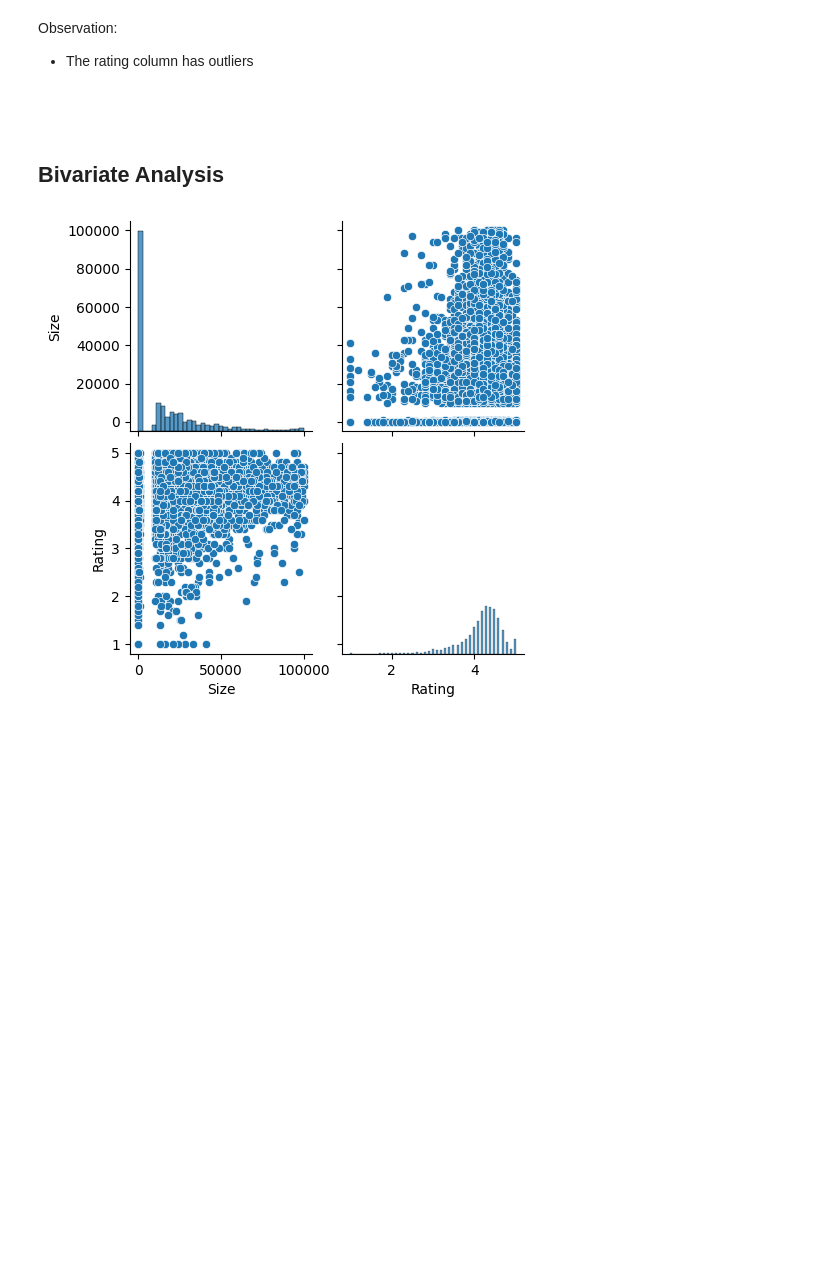
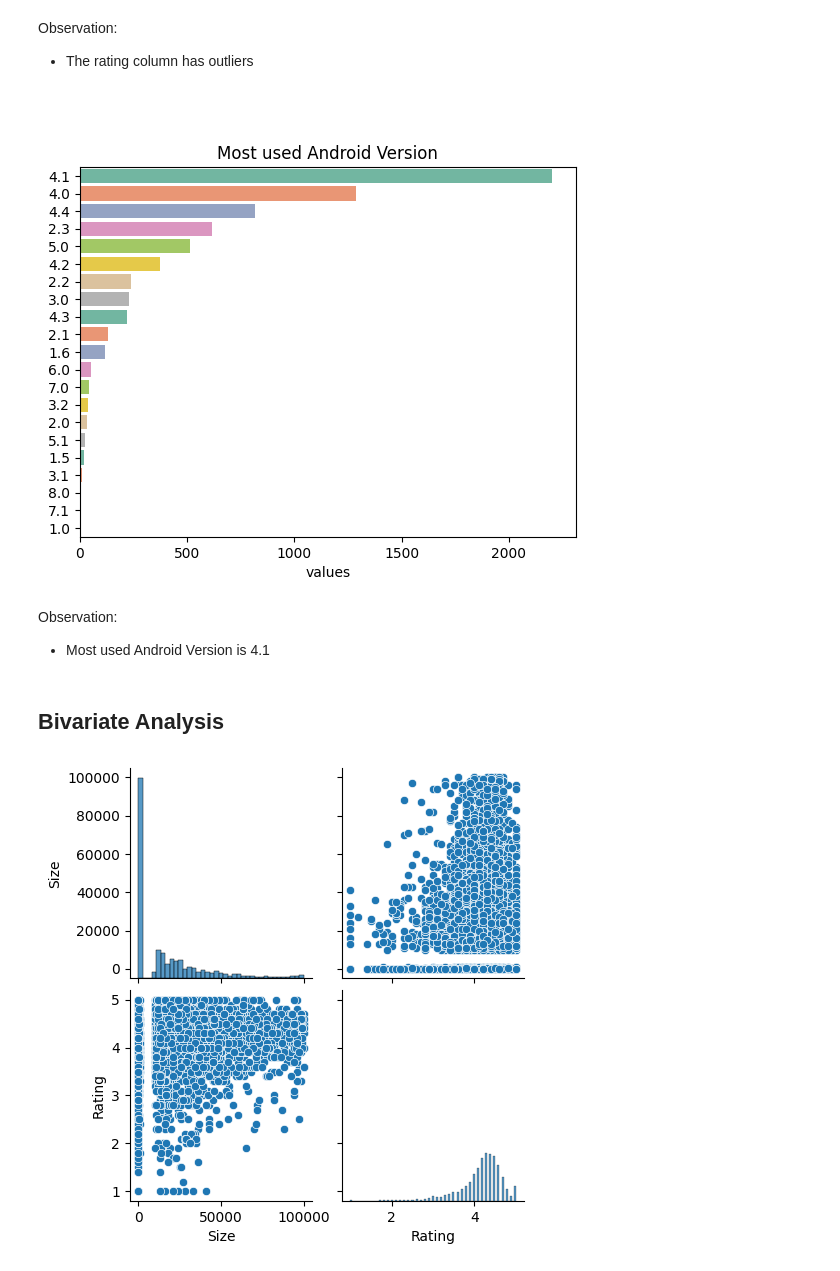
Before and after one commit to Amypearl/GoogleplaystoreEDA, a Jupyter notebook: EDAwithvscode.ipynb, the cells around one changed output. Drawn from its saved outputs; the diff is of its cells as text; code cells hidden in the pictures; blank space fills up the shorter version.

```diff
--- a/EDAwithvscode.ipynb
+++ b/EDAwithvscode.ipynb
@@ -453,6 +444,19 @@ Observation:
 - The rating column has outliers
 # %% [markdown]
 ##
+# %%
+#Distribution of the "Android Ver" column using countplot
+order = df_copy['Android Ver'].value_counts().index #sort the values
+sns.countplot(y='Android Ver', data=df_copy, order =order, palette='Set2')
+plt.title('Most used Android Version')
+plt.xlabel('values')
+plt.ylabel('')
+plt.show()
+# %% [output]
+[figure, added]
+# %% [markdown]
+Observation:
+- Most used Android Version is 4.1
 # %% [markdown]
 ## Bivariate Analysis
 # %%
```
Also changed, not shown: parts of 11 cells of this notebook, 1 other file.
